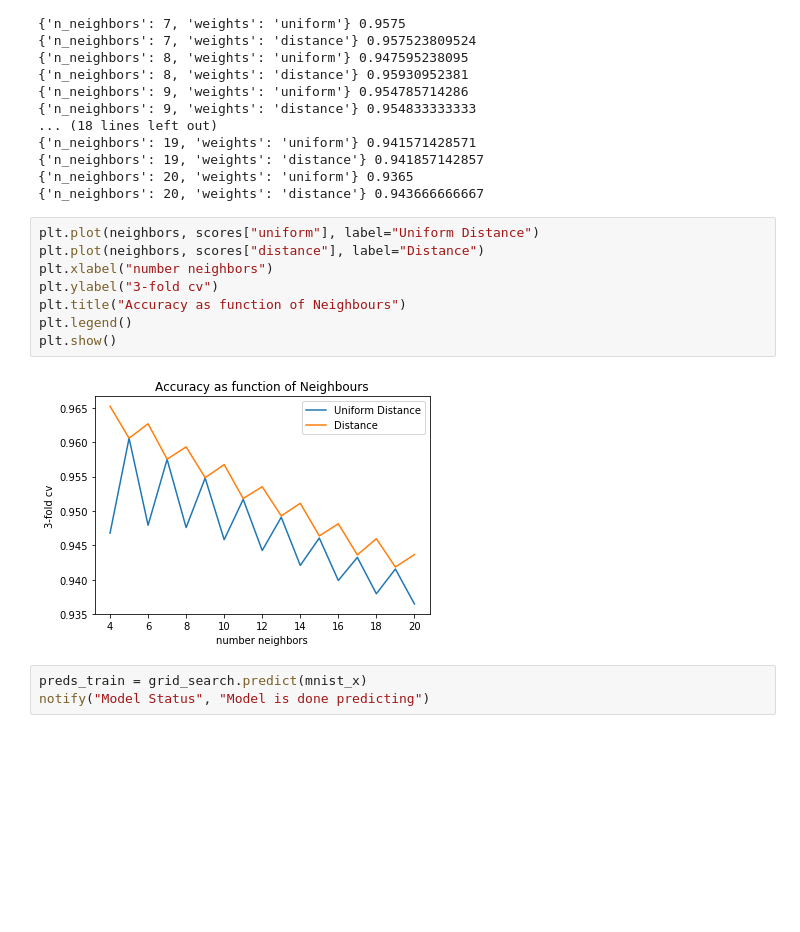
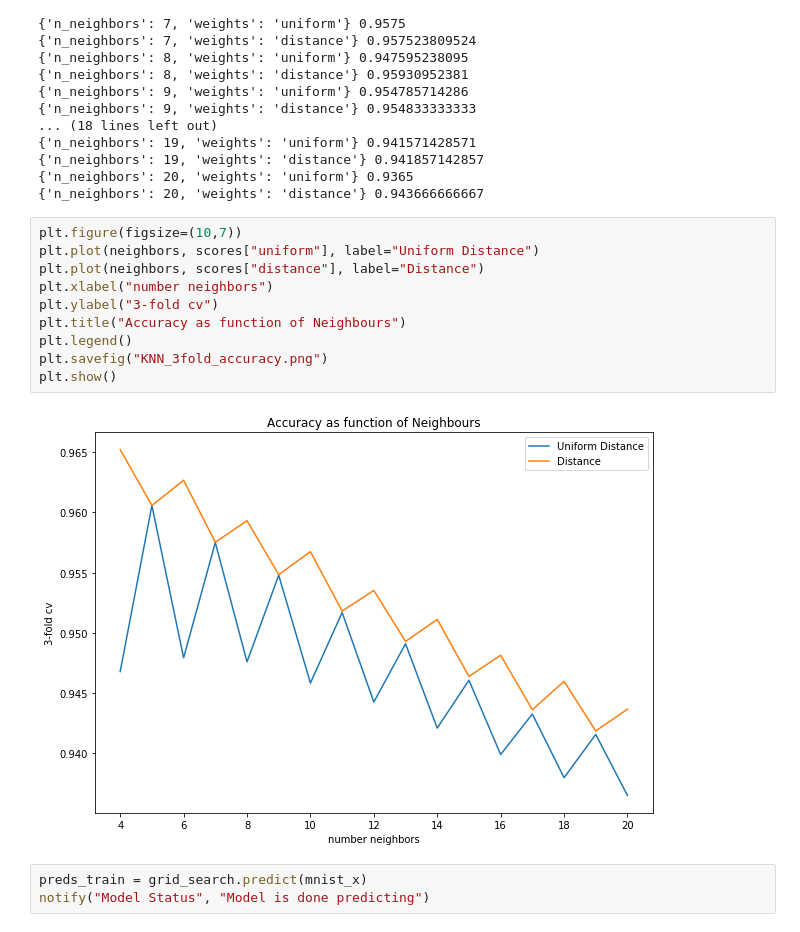
Before and after one commit to gerdm/machine_learning, a Jupyter notebook: analyses/mnist_anlysis/MNIST.ipynb, the cells around one changed output. Saved outputs shown, nothing was run; the diff lists cells and outputs as text; blank space fills up the shorter version.

Commit message:
final mnist nb; add images

```diff
--- a/analyses/mnist_anlysis/MNIST.ipynb
+++ b/analyses/mnist_anlysis/MNIST.ipynb
@@ -140,15 +142,17 @@ for par, tscore in zip(grid_search.cv_results_["params"], grid_search.cv_results
 {'n_neighbors': 20, 'weights': 'uniform'} 0.9365
 {'n_neighbors': 20, 'weights': 'distance'} 0.943666666667
 # %%
+plt.figure(figsize=(10,7))
 plt.plot(neighbors, scores["uniform"], label="Uniform Distance")
 plt.plot(neighbors, scores["distance"], label="Distance")
 plt.xlabel("number neighbors")
 plt.ylabel("3-fold cv")
 plt.title("Accuracy as function of Neighbours")
 plt.legend()
+plt.savefig("KNN_3fold_accuracy.png")
 plt.show()
 # %% [output]
-[figure, old version]
+[figure, new version]
 # %%
 preds_train = grid_search.predict(mnist_x)
 notify("Model Status", "Model is done predicting")
```
Also changed, not shown: parts of 5 cells of this notebook, 2 other files.
